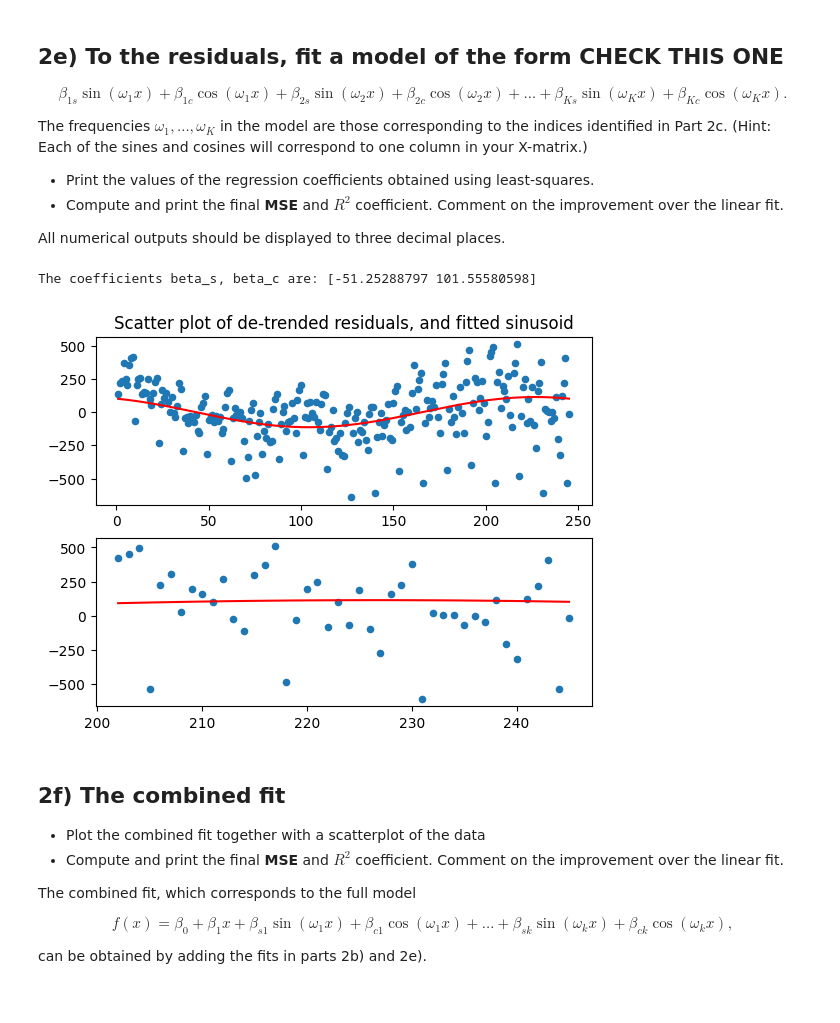
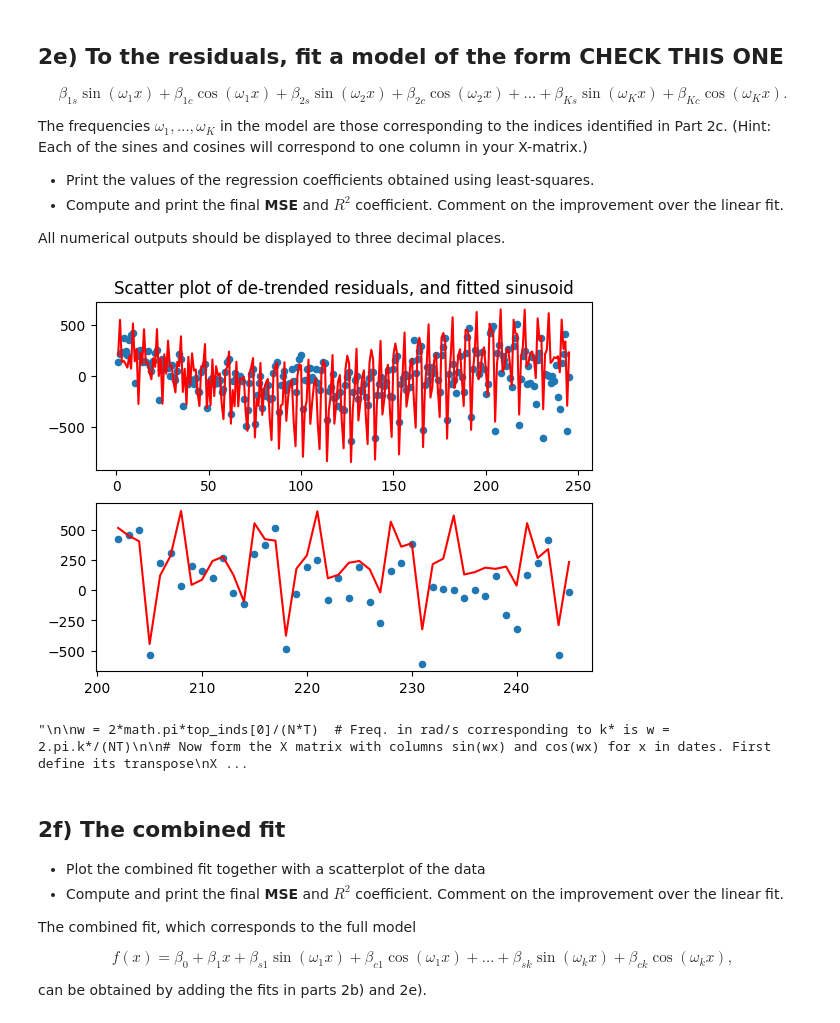
Before and after one commit to SohamK2111/IB-Data-Science, a Jupyter notebook: Exercises/03 Exercise Notebook 3.ipynb, the cells around one changed output. Saved outputs shown, nothing was run; the diff lists cells and outputs as text; code cells hidden in the pictures.

```diff
--- a/Exercises/03 Exercise Notebook 3.ipynb
+++ b/Exercises/03 Exercise Notebook 3.ipynb
@@ -172,30 +172,47 @@ The frequencies $\omega_1, \ldots, \omega_K$ in the model are those correspondin
 All numerical outputs should be displayed to three decimal places.
 # %%
 # Your code here
+
+def sum_of_sinusoids(top_inds):
+    fit_sc = np.zeros(245)
+    for i in range(np.size(top_inds)):
+        w = 2*math.pi*top_inds[i]/(N*T)  # Freq. in rad/s corresponding to k* is w = 2.pi.k*/(NT)
+
+        # Now form the X matrix with columns sin(wx) and cos(wx) for x in dates. First define its transpose
+        XT = np.vstack((np.sin(w*xvals), np.cos(w*xvals)))
+        X = np.transpose(XT)
+
+        beta_sc = np.linalg.inv(XT.dot(X)).dot(XT).dot(residuals) # Calculating the least-squares coefficients
+        #print('The coefficients beta_s, beta_c are:', beta_sc)
+        fit_sc += X.dot(beta_sc)
+    return fit_sc
+
+plt.subplot(211)
+plt.scatter(xvals, residuals, s=20)
+plt.plot(xvals, sum_of_sinusoids(top_inds), 'r')
+plt.title('Scatter plot of de-trended residuals, and fitted sinusoid')
+# Zoom in to a few values
+plt.subplot(212)
+plt.scatter(xvals[201:250], residuals[201:250], s=20)
+plt.plot(xvals[201:250], sum_of_sinusoids(top_inds)[201:250], 'r')
+
+plt.show()
+"""
 
 w = 2*math.pi*top_inds[0]/(N*T)  # Freq. in rad/s corresponding to k* is w = 2.pi.k*/(NT)
 
 # Now form the X matrix with columns sin(wx) and cos(wx) for x in dates. First define its transpose
 XT = np.vstack((np.sin(w*xvals), np.cos(w*xvals)))
 X = np.transpose(XT)
 
 beta_sc = np.linalg.inv(XT.dot(X)).dot(XT).dot(residuals) # Calculating the least-squares coefficients
 print('The coefficients beta_s, beta_c are:', beta_sc)
 fit_sc = X.dot(beta_sc)
-
-plt.subplot(211)
-plt.scatter(xvals, residuals, s=20)
-plt.plot(xvals, fit_sc, 'r')
-plt.title('Scatter plot of de-trended residuals, and fitted sinusoid')
-# Zoom in to a few values
-plt.subplot(212)
-plt.scatter(xvals[201:250], residuals[201:250], s=20)
-plt.plot(xvals[201:250], fit_sc[201:250], 'r')
-
-plt.show()
+print(np.shape(fit_sc))
+"""
 # %% [output]
+[figure, new version]
-The coefficients beta_s, beta_c are: [-51.25288797 101.55580598]
+"\n\nw = 2*math.pi*top_inds[0]/(N*T)  # Freq. in rad/s corresponding to k* is w = 2.pi.k*/(NT)\n\n# Now form the X matrix with columns sin(wx) and cos(wx) for x in dates. First define its transpose\nX ...
-[figure, old version]
 # %% [markdown]
 ## 2f) The combined fit
 - Plot the combined fit together with a scatterplot of the data
```
Also changed, not shown: parts of 1 cell of this notebook.
